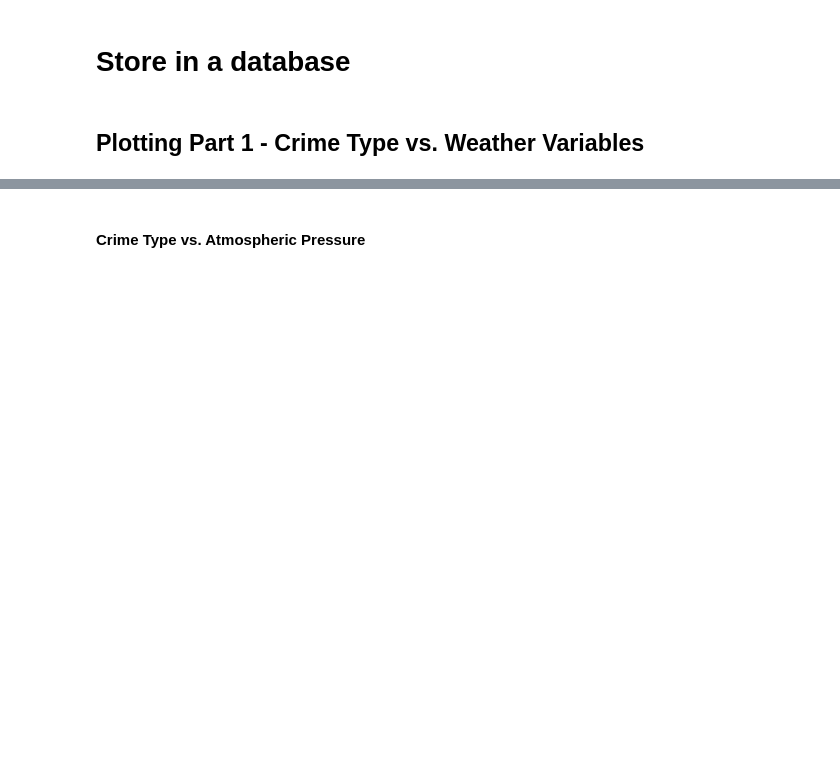
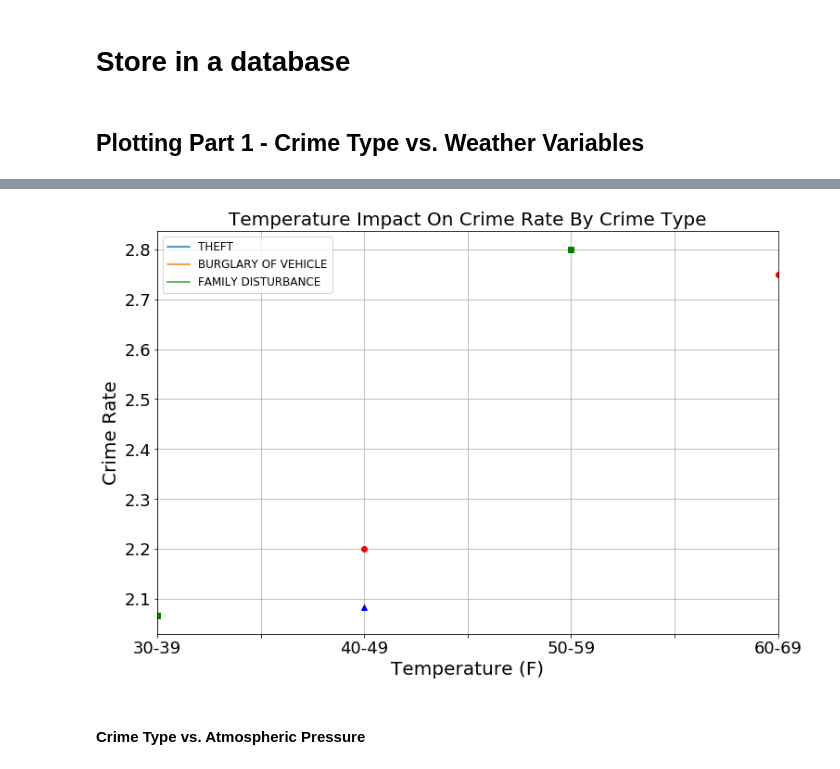
Before and after one commit to eanord4/First-Project, a Jupyter notebook: first-project.ipynb, the cells around one changed output, grey strips where cells are left out. Cells and saved outputs as stored; diff of their text form; code cells hidden in the pictures; blank space fills up the shorter version.

Commit message:
Upgrading classes and adding plots to Jupyter file

```diff
--- a/first-project.ipynb
+++ b/first-project.ipynb
@@ -144,0 +106,5 @@ df_plot1.plot()
+# %%
+bins = [0, 9.99, 19.99, 29.99, 39.99, 49.99, 59.99, 69.99, 79.99, 89.99, 99.99, 109.99, 119.99, 9999]
+temp_ranges = ["<0", "10-19", "20-29", "30-39", "40-49", "50-59", "60-69", "70-79", "80-89", "90-99", "100-109", "110-119", ">120"]
+df_1["Temperature Group"] = pd.cut(df_1["Temperature"], bins, labels = temp_ranges)
+# df_1
@@ -144,0 +117,9 @@ df_plot1.plot()
+# %%
+df_group = df_1.groupby(["Crime Type", "Temperature Group"])["Date"]
+crime_counts = df_group.count()
+hour_counts = df_group.nunique()
+crime_rates = crime_counts / hour_counts
+top5 = crime_rates.sort_values(ascending=False).head(5)
+df_crime_rates = top5.to_frame()
+df_crime_rates = df_crime_rates.reset_index().rename(columns={"Date": "Crime Rate"})
+df_crime_rates
@@ -144,0 +133,3 @@ df_plot1.plot()
+# %%
+legend = df_crime_rates["Crime Type"].drop_duplicates()
+legend
@@ -144,0 +141,6 @@ df_plot1.plot()
+# %%
+# Pivoting results dataframe
+df_pivot = pd.pivot_table(df_crime_rates, values=["Crime Rate"], index =["Temperature Group"],
+                   columns=["Crime Type"])
+
+df_pivot
@@ -145,3 +155,15 @@ df_plot1.plot()
+# %%
+ax = df_pivot.plot(figsize=(12,10), legend=False)
+ax.set_prop_cycle(None)
+
+df_pivot.plot(figsize=(12,8), style=["ro:", "b^:", "gs:"], markersize=6, ax = ax, grid=True)
+plt.title("Temperature Impact On Crime Rate By Crime Type", fontsize=20)
+plt.legend(legend, fontsize=12)
+plt.xlabel("Temperature (F)", fontsize=20)
+plt.ylabel("Crime Rate", fontsize=20)
+plt.tick_params(labelsize=18)
+# %% [output]
+[figure, added]
 # %% [markdown]
 #### Crime Type vs. Atmospheric Pressure
 # %% [markdown]
```
Also changed, not shown: parts of 16 cells of this notebook, 2 other files.
